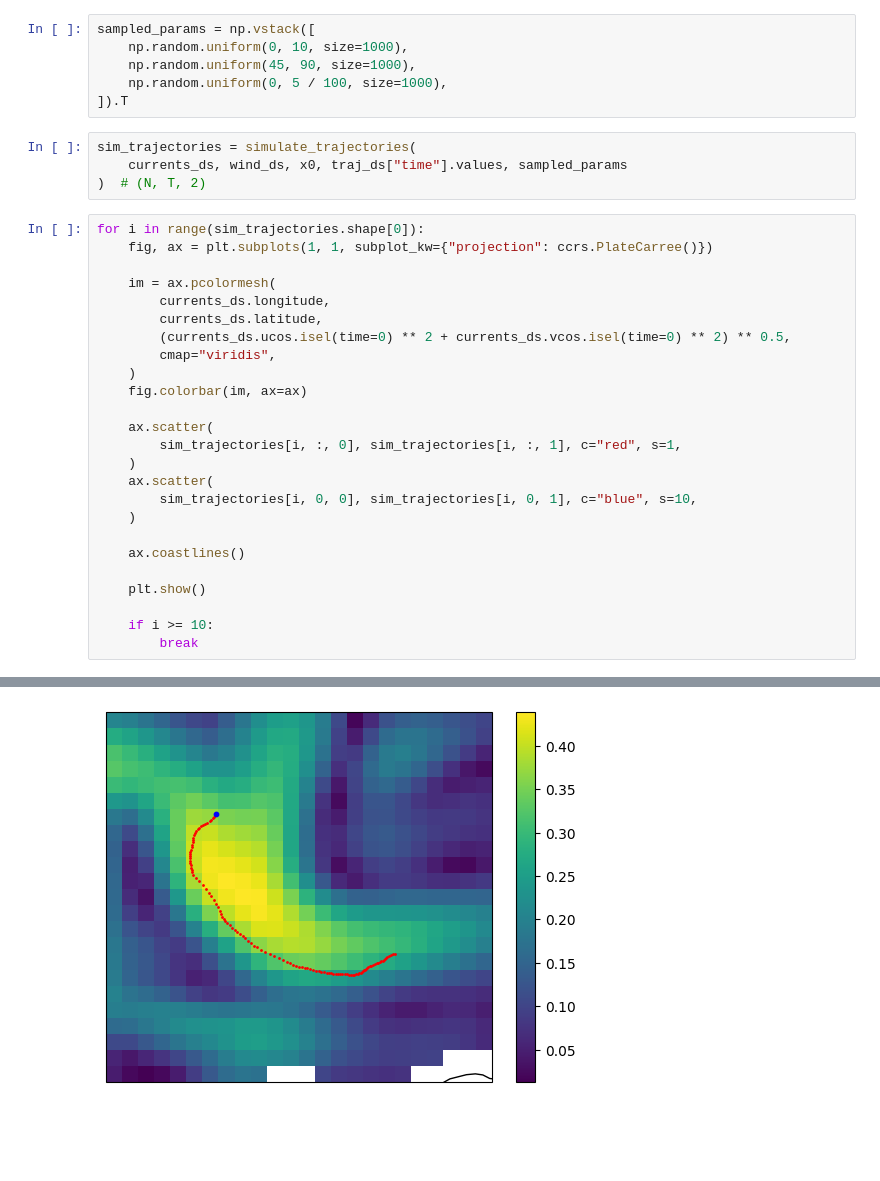
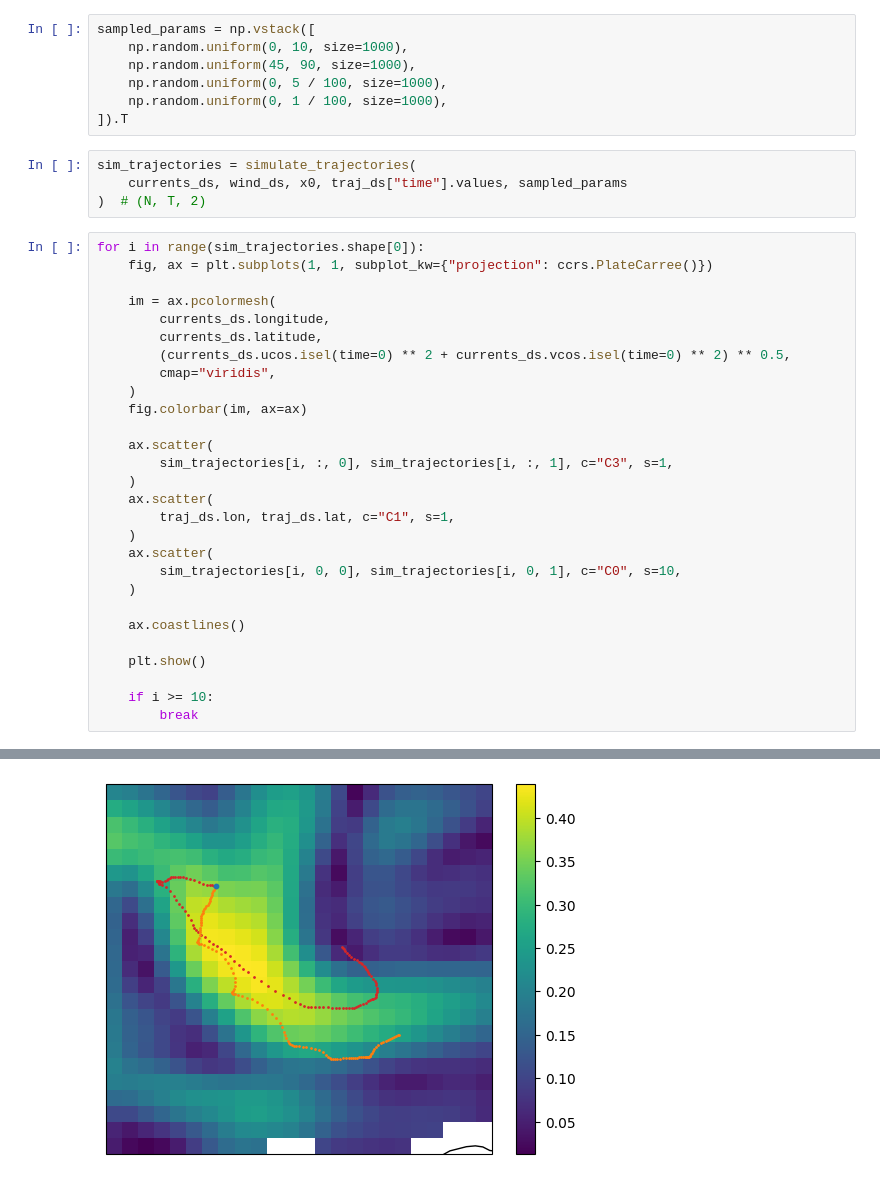
Before and after one commit to vadmbertr/sbi-hackathon-2026-pastax, a Jupyter notebook: simulate.ipynb, the cells around one changed output, grey strips where cells are left out. Saved outputs shown, nothing was run; the diff lists cells and outputs as text; blank space fills up the shorter version.

```diff
--- a/simulate.ipynb
+++ b/simulate.ipynb
@@ -39,6 +39,7 @@ sampled_params = np.vstack([
     np.random.uniform(0, 10, size=1000),
     np.random.uniform(45, 90, size=1000),
     np.random.uniform(0, 5 / 100, size=1000),
+    np.random.uniform(0, 1 / 100, size=1000),
 ]).T
 # %%
 sim_trajectories = simulate_trajectories(
@@ -57,10 +58,13 @@ for i in range(sim_trajectories.shape[0]):
     fig.colorbar(im, ax=ax)
 
     ax.scatter(
-        sim_trajectories[i, :, 0], sim_trajectories[i, :, 1], c="red", s=1,
+        sim_trajectories[i, :, 0], sim_trajectories[i, :, 1], c="C3", s=1,
     )
     ax.scatter(
-        sim_trajectories[i, 0, 0], sim_trajectories[i, 0, 1], c="blue", s=10,
+        traj_ds.lon, traj_ds.lat, c="C1", s=1,
+    )
+    ax.scatter(
+        sim_trajectories[i, 0, 0], sim_trajectories[i, 0, 1], c="C0", s=10,
     )
 
     ax.coastlines()
@@ -82 +86 @@ for i in range(sim_trajectories.shape[0]):
-[figure, old version]
+[figure, new version]
```
Also changed, not shown: parts of 2 cells of this notebook, 1 other file.
